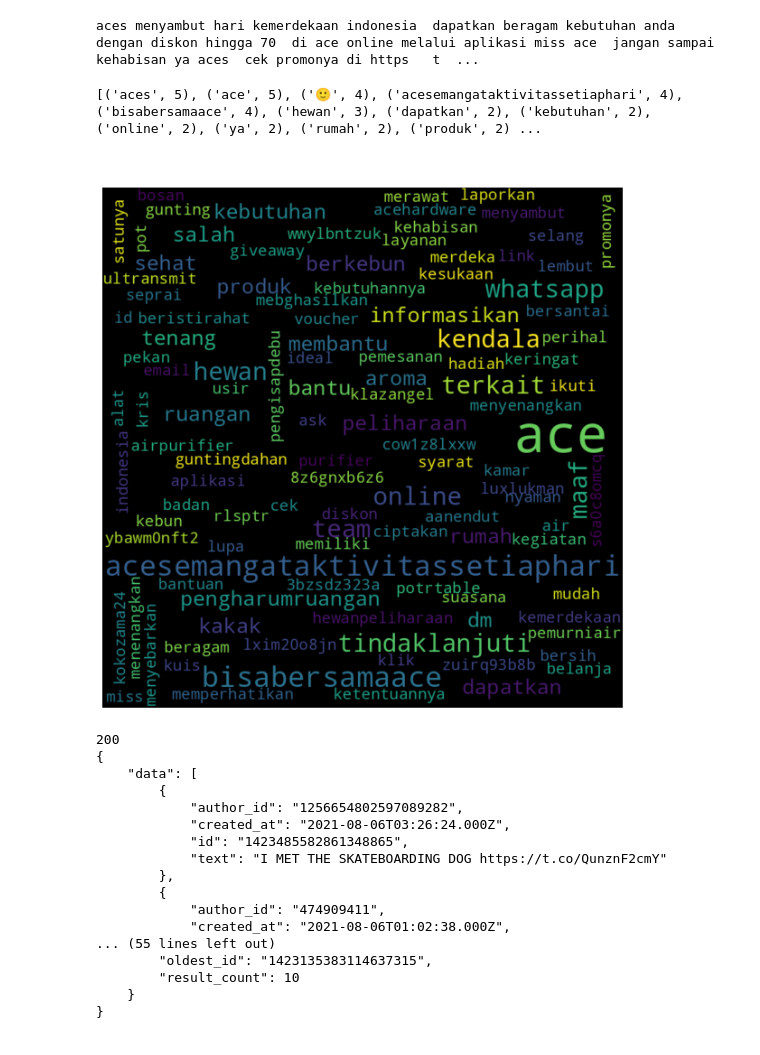
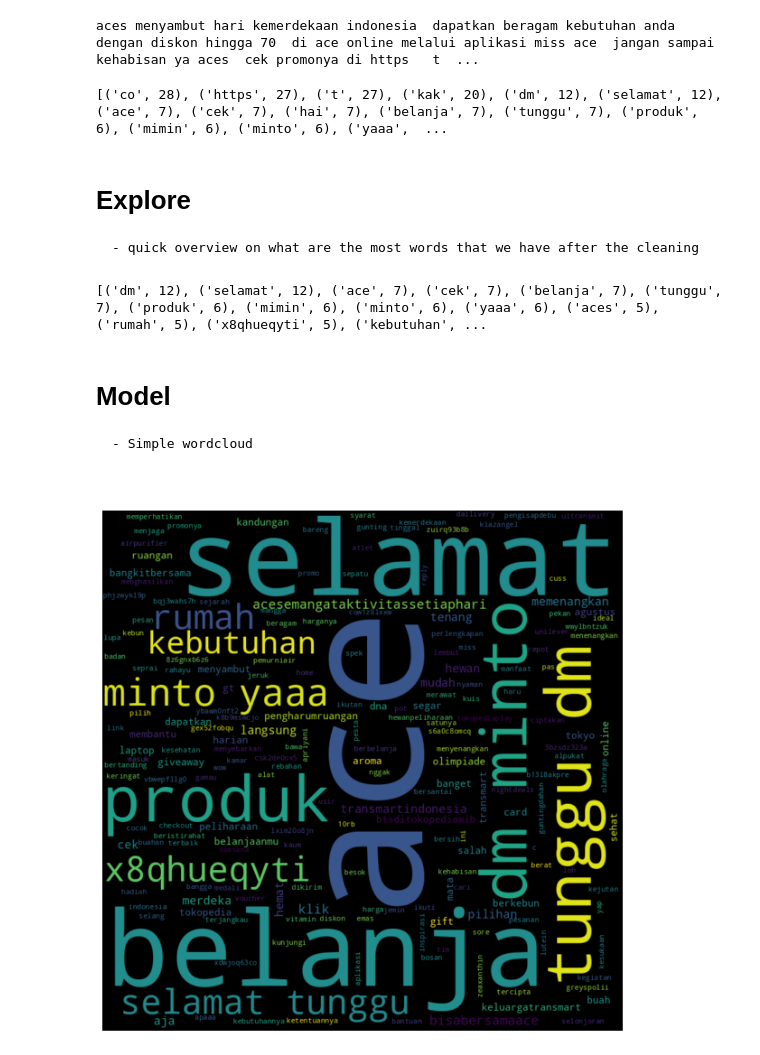
Before and after one commit to dwihdyn/ds-exploration, a Jupyter notebook: p3/d24a-twitter-api.ipynb, the cells around one changed output. Saved outputs shown, nothing was run; the diff lists cells and outputs as text; code cells hidden in the pictures.

Commit message:
[NEW] finish analysis tweet using wordcloud

```diff
--- a/p3/d24a-twitter-api.ipynb
+++ b/p3/d24a-twitter-api.ipynb
@@ -110,10 +98,18 @@ print(tw['meta'])
 # %%
-# remove tweets that are replies
 tw_removed_replies = []
 
+# # remove tweets that are replies
+# for tweet in raw_tweets:
+#     try:
+#         tweet['in_reply_to_user_id']
+#     except KeyError:
+#         tw_removed_replies.append(tweet['text'])
 
-for tweet in tw['data']:
-    try:
-        tweet['in_reply_to_user_id']
-    except KeyError:
-        tw_removed_replies.append(tweet['text'])
+# print(f"after cleaning, {len(tw_removed_replies)} tweets remains")
+
+
+# OR keep replies
+
+
+for tweet in raw_tweets:
+    tw_removed_replies.append(tweet['text'])
@@ -165,9 +152,8 @@ stopwords = response.text.splitlines()
 
 # remove stopwords using loop
 tokens = [t for t in tokens if t not in stopwords and len(t) > 0]
-
-# overview ot remaininf data
-from collections import Counter
-print(Counter(tokens).most_common(50))
 # %% [output]
-[('aces', 5), ('ace', 5), ('🙂', 4), ('acesemangataktivitassetiaphari', 4), ('bisabersamaace', 4), ('hewan', 3), ('dapatkan', 2), ('kebutuhan', 2), ('online', 2), ('ya', 2), ('rumah', 2), ('produk', 2) ...
+[('co', 28), ('https', 27), ('t', 27), ('kak', 20), ('dm', 12), ('selamat', 12), ('ace', 7), ('cek', 7), ('hai', 7), ('belanja', 7), ('tunggu', 7), ('produk', 6), ('mimin', 6), ('minto', 6), ('yaaa',  ...
+# %% [markdown]
+# Explore
+    - quick overview on what are the most words that we have after the cleaning
@@ -174,67 +164,47 @@ print(Counter(tokens).most_common(50))
 # %%
-# additional stopword for ace
-ace_stopwords = ['mohon', 'hai', 'kak', 'ya', 'terima', 'kasih', 'rp', 'https', 't', 'co']
-tokens = [t for t in tokens if t not in ace_stopwords and len(t) > 0]
+# additional stopwords to further clean
+add_stopwords = ['mohon', 'hai', 'kak', 'ya', 'terima', 'kasih', 'rp', 'https', 't', 'co']
+tokens = [t for t in tokens if t not in add_stopwords and len(t) > 0]
+
+
+print(Counter(tokens).most_common(50))
+# %% [output]
+[('dm', 12), ('selamat', 12), ('ace', 7), ('cek', 7), ('belanja', 7), ('tunggu', 7), ('produk', 6), ('mimin', 6), ('minto', 6), ('yaaa', 6), ('aces', 5), ('rumah', 5), ('x8qhueqyti', 5), ('kebutuhan', ...
+# %% [markdown]
+# Model
+    - Simple wordcloud
 # %%
 df = pd.DataFrame()
 
 # append list to dataframe
-df['ace tweets'] = tokens
+df['tweets'] = tokens
 
 # wordcloud function
 
 from wordcloud import WordCloud
 
 # function to create wordcloud
 def wordcloud_generator(data, title=None):
     ''' Input review/description/long text column from dataset, Output wordcloud '''
 
     # enter data into wordcloud & pre-set the size of plot
     wordcloud = WordCloud(
             width=800,
             height=800,
             background_color='black',
             min_font_size=10
         ).generate(" ".join(data.values))
 
     # set the plt 'canvas' and plot wordcloud on it
     plt.figure(figsize=(8,8), facecolor=None)
     plt.imshow(wordcloud, interpolation='bilinear')
     plt.axis("off")
     plt.tight_layout(pad = 0)
     plt.title(title, fontsize=30)
     plt.show()
 
 
-wordcloud_generator(df['ace tweets'], title="Most used word in ace")
+wordcloud_generator(df['tweets'], title="Most used word in retail tweets")
 # %% [output]
-[figure, old version]
+[figure, new version]
-# %%
-#search term
-query = "skateboarding dog"
-#twitter fields to be returned by api call
-tweet_fields = "tweet.fields=text,author_id,created_at"
-
-#twitter api call
-json_response = search_twitter(query=query, tweet_fields=tweet_fields, bearer_token=BEARER_TOKEN)
-#pretty printing
-print(json.dumps(json_response, indent=4, sort_keys=True))
-# %% [output]
-200
-{
-    "data": [
-        {
-            "author_id": "1256654802597089282",
-            "created_at": "2021-08-06T03:26:24.000Z",
-            "id": "1423485582861348865",
-            "text": "I MET THE SKATEBOARDING DOG https://t.co/QunznF2cmY"
-        },
-        {
-            "author_id": "474909411",
-            "created_at": "2021-08-06T01:02:38.000Z",
-... (55 lines left out)
-        "oldest_id": "1423135383114637315",
-        "result_count": 10
-    }
-}
 # %% [markdown]
```
Also changed, not shown: parts of 10 cells of this notebook.
